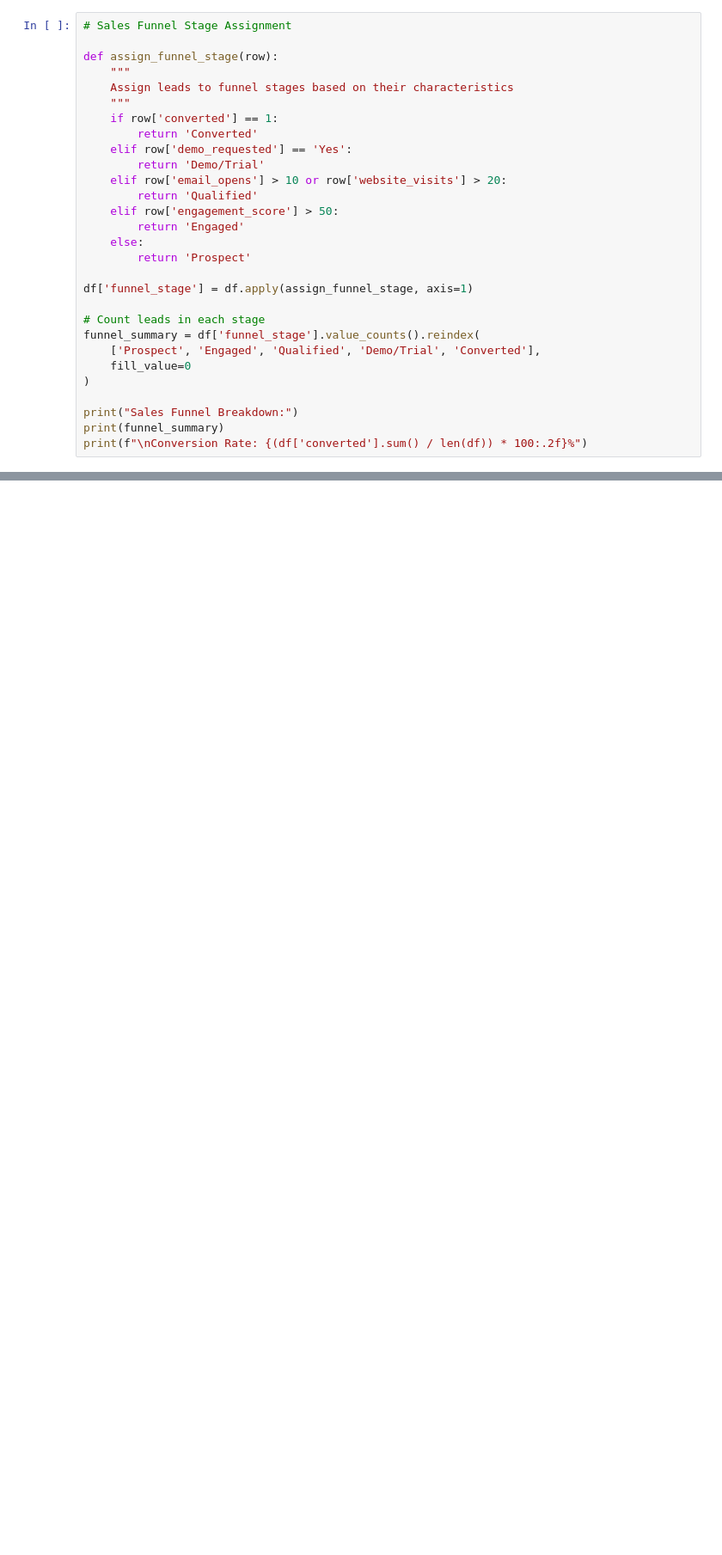
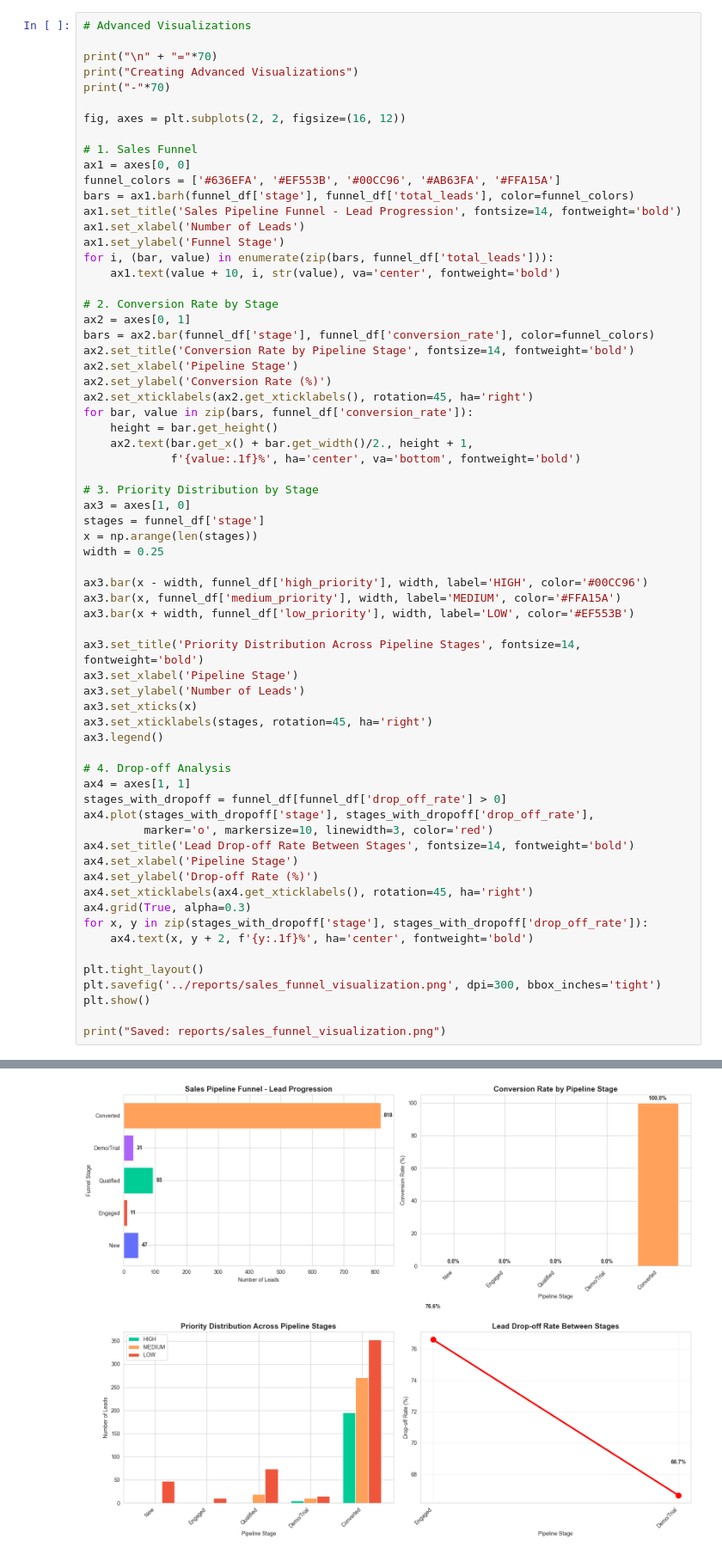
Before and after one commit to nisansalasandu/Sales-Lead-Scoring-System, a Jupyter notebook: notebooks/04_funnel_tracking_and_reports.ipynb, the cells around one changed output, grey strips where cells are left out. Shown at 86% size. Saved outputs shown, nothing was run; the diff lists cells and outputs as text; blank space fills up the shorter version.

```diff
--- a/notebooks/04_funnel_tracking_and_reports.ipynb
+++ b/notebooks/04_funnel_tracking_and_reports.ipynb
@@ -113,30 +109,67 @@ Name: composite_score, dtype: float64
 # %%
-# Sales Funnel Stage Assignment
+# Advanced Visualizations
 
-def assign_funnel_stage(row):
-    """
-    Assign leads to funnel stages based on their characteristics
-    """
-    if row['converted'] == 1:
-        return 'Converted'
-    elif row['demo_requested'] == 'Yes':
-        return 'Demo/Trial'
-    elif row['email_opens'] > 10 or row['website_visits'] > 20:
-        return 'Qualified'
-    elif row['engagement_score'] > 50:
-        return 'Engaged'
-    else:
-        return 'Prospect'
+print("\n" + "="*70)
+print("Creating Advanced Visualizations")
+print("-"*70)
 
-df['funnel_stage'] = df.apply(assign_funnel_stage, axis=1)
+fig, axes = plt.subplots(2, 2, figsize=(16, 12))
 
-# Count leads in each stage
-funnel_summary = df['funnel_stage'].value_counts().reindex(
-    ['Prospect', 'Engaged', 'Qualified', 'Demo/Trial', 'Converted'],
-    fill_value=0
-)
+# 1. Sales Funnel
+ax1 = axes[0, 0]
+funnel_colors = ['#636EFA', '#EF553B', '#00CC96', '#AB63FA', '#FFA15A']
+bars = ax1.barh(funnel_df['stage'], funnel_df['total_leads'], color=funnel_colors)
+ax1.set_title('Sales Pipeline Funnel - Lead Progression', fontsize=14, fontweight='bold')
+ax1.set_xlabel('Number of Leads')
+ax1.set_ylabel('Funnel Stage')
+for i, (bar, value) in enumerate(zip(bars, funnel_df['total_leads'])):
+    ax1.text(value + 10, i, str(value), va='center', fontweight='bold')
 
-print("Sales Funnel Breakdown:")
-print(funnel_summary)
-print(f"\nConversion Rate: {(df['converted'].sum() / len(df)) * 100:.2f}%")
+# 2. Conversion Rate by Stage
+ax2 = axes[0, 1]
+bars = ax2.bar(funnel_df['stage'], funnel_df['conversion_rate'], color=funnel_colors)
+ax2.set_title('Conversion Rate by Pipeline Stage', fontsize=14, fontweight='bold')
+ax2.set_xlabel('Pipeline Stage')
+ax2.set_ylabel('Conversion Rate (%)')
+ax2.set_xticklabels(ax2.get_xticklabels(), rotation=45, ha='right')
+for bar, value in zip(bars, funnel_df['conversion_rate']):
+    height = bar.get_height()
+    ax2.text(bar.get_x() + bar.get_width()/2., height + 1,
+             f'{value:.1f}%', ha='center', va='bottom', fontweight='bold')
+
+# 3. Priority Distribution by Stage
+ax3 = axes[1, 0]
+stages = funnel_df['stage']
+x = np.arange(len(stages))
+width = 0.25
+
+ax3.bar(x - width, funnel_df['high_priority'], width, label='HIGH', color='#00CC96')
+ax3.bar(x, funnel_df['medium_priority'], width, label='MEDIUM', color='#FFA15A')
+ax3.bar(x + width, funnel_df['low_priority'], width, label='LOW', color='#EF553B')
+
+ax3.set_title('Priority Distribution Across Pipeline Stages', fontsize=14, fontweight='bold')
+ax3.set_xlabel('Pipeline Stage')
+ax3.set_ylabel('Number of Leads')
+ax3.set_xticks(x)
+ax3.set_xticklabels(stages, rotation=45, ha='right')
+ax3.legend()
+
+# 4. Drop-off Analysis
+ax4 = axes[1, 1]
+stages_with_dropoff = funnel_df[funnel_df['drop_off_rate'] > 0]
+ax4.plot(stages_with_dropoff['stage'], stages_with_dropoff['drop_off_rate'],
+         marker='o', markersize=10, linewidth=3, color='red')
+ax4.set_title('Lead Drop-off Rate Between Stages', fontsize=14, fontweight='bold')
+ax4.set_xlabel('Pipeline Stage')
+ax4.set_ylabel('Drop-off Rate (%)')
+ax4.set_xticklabels(ax4.get_xticklabels(), rotation=45, ha='right')
+ax4.grid(True, alpha=0.3)
+for x, y in zip(stages_with_dropoff['stage'], stages_with_dropoff['drop_off_rate']):
+    ax4.text(x, y + 2, f'{y:.1f}%', ha='center', fontweight='bold')
+
+plt.tight_layout()
+plt.savefig('../reports/sales_funnel_visualization.png', dpi=300, bbox_inches='tight')
+plt.show()
+
+print("Saved: reports/sales_funnel_visualization.png")
 # %% [output]
@@ -152,0 +179 @@ Conversion Rate: 81.80%
+[figure, added]
```
Also changed, not shown: parts of 13 cells of this notebook, 34 other files.
